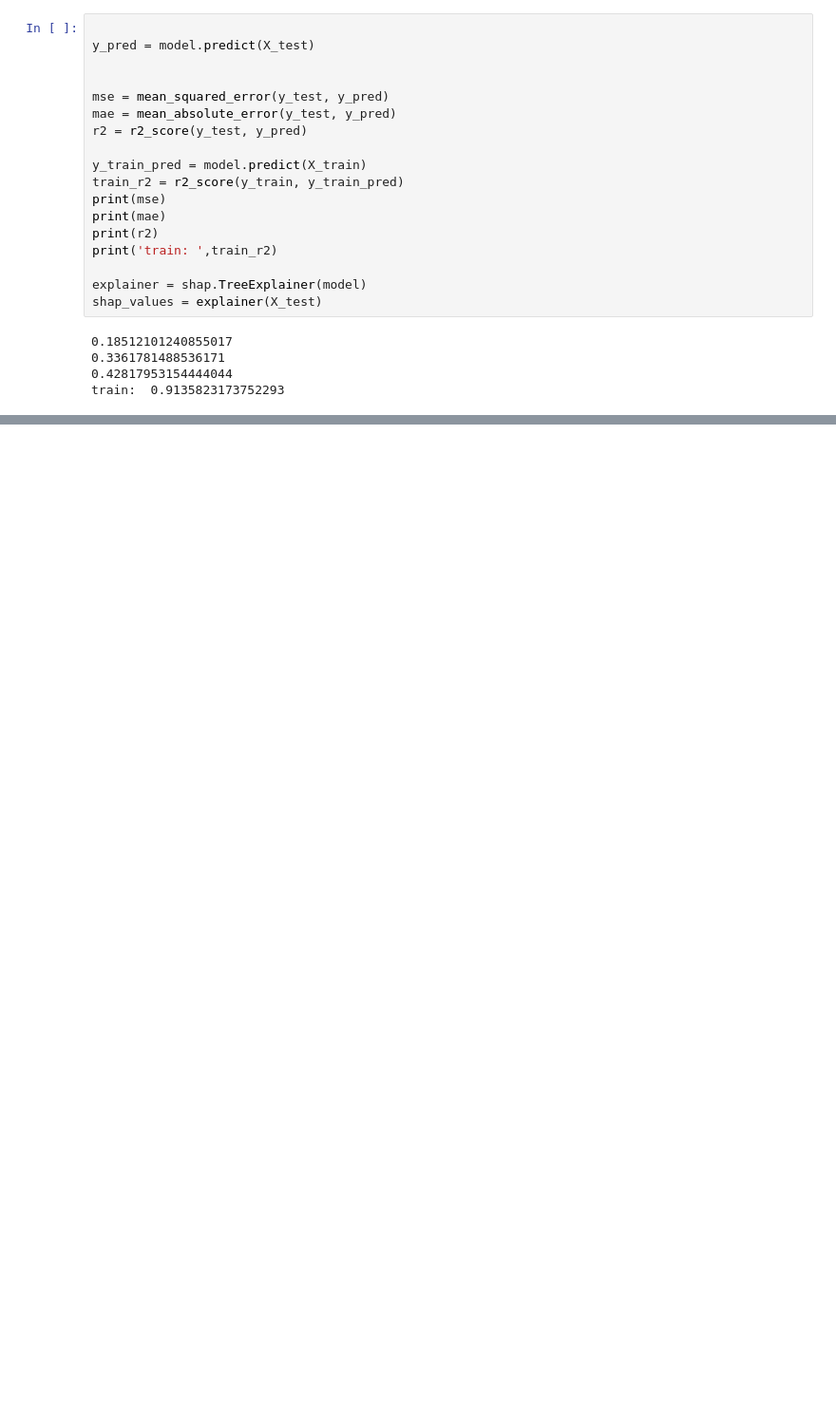
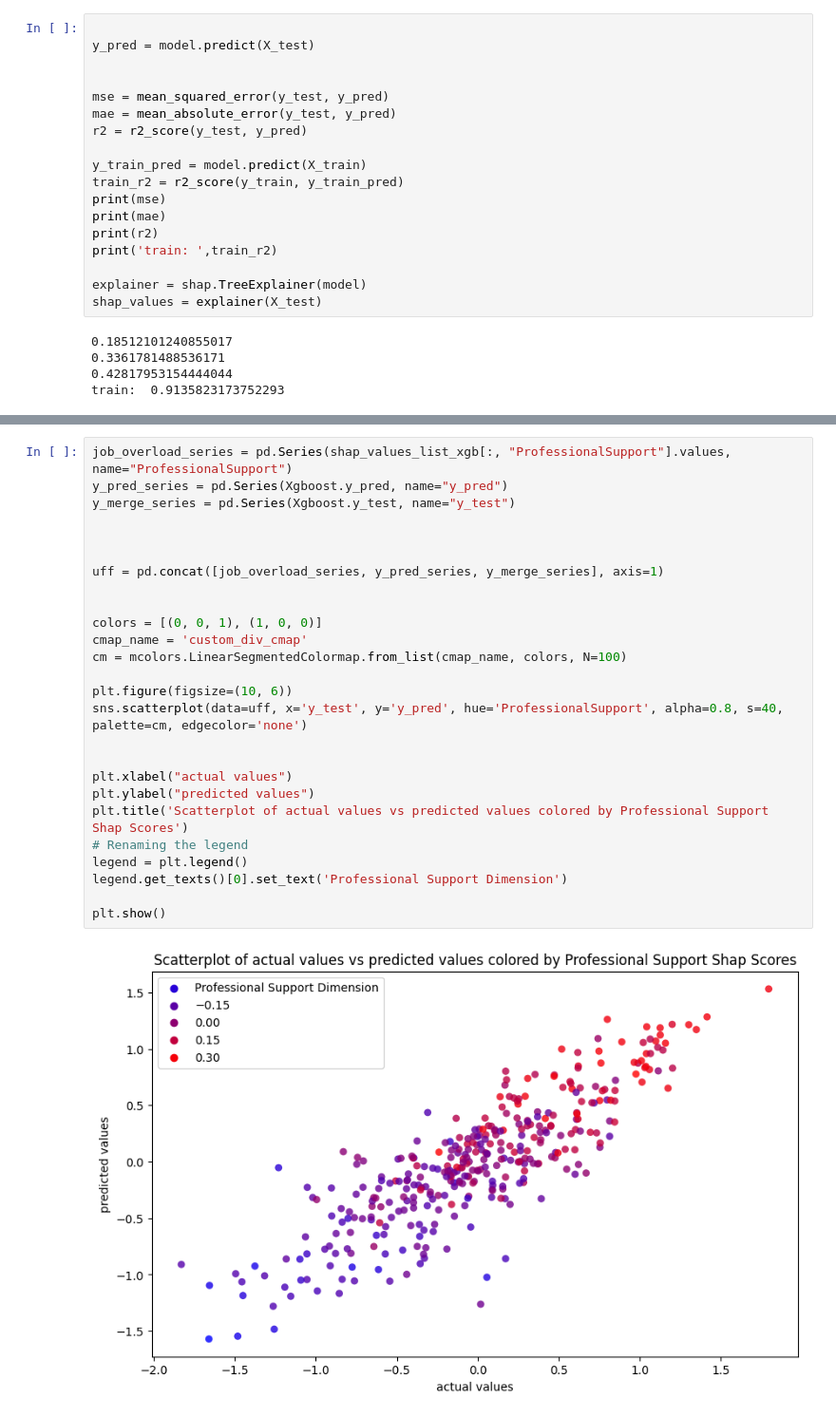
Before and after one commit to RiccardoImprota/Thesis-SEM-ML, a Jupyter notebook: Source/Regression/RegressorTesting.ipynb, the cells around one changed output, grey strips where cells are left out. Shown: that part at 95% size. Cells and saved outputs as stored; diff of their text form; blank space fills up the shorter version.

```diff
--- a/Source/Regression/RegressorTesting.ipynb
+++ b/Source/Regression/RegressorTesting.ipynb
@@ -210,0 +237,28 @@ No data for colormapping provided via 'c'. Parameters 'vmin', 'vmax' will be ign
+# %%
+job_overload_series = pd.Series(shap_values_list_xgb[:, "ProfessionalSupport"].values, name="ProfessionalSupport")
+y_pred_series = pd.Series(Xgboost.y_pred, name="y_pred")
+y_merge_series = pd.Series(Xgboost.y_test, name="y_test")
+
+
+
+uff = pd.concat([job_overload_series, y_pred_series, y_merge_series], axis=1)
+
+
+colors = [(0, 0, 1), (1, 0, 0)]
+cmap_name = 'custom_div_cmap'
+cm = mcolors.LinearSegmentedColormap.from_list(cmap_name, colors, N=100)
+
+plt.figure(figsize=(10, 6))
+sns.scatterplot(data=uff, x='y_test', y='y_pred', hue='ProfessionalSupport', alpha=0.8, s=40, palette=cm, edgecolor='none')
+
+
+plt.xlabel("actual values")
+plt.ylabel("predicted values")
+plt.title('Scatterplot of actual values vs predicted values colored by Professional Support Shap Scores')
+# Renaming the legend
+legend = plt.legend()
+legend.get_texts()[0].set_text('Professional Support Dimension')
+
+plt.show()
+# %% [output]
+[figure, added]
```
Also changed, not shown: parts of 12 cells of this notebook, 5 other files.
